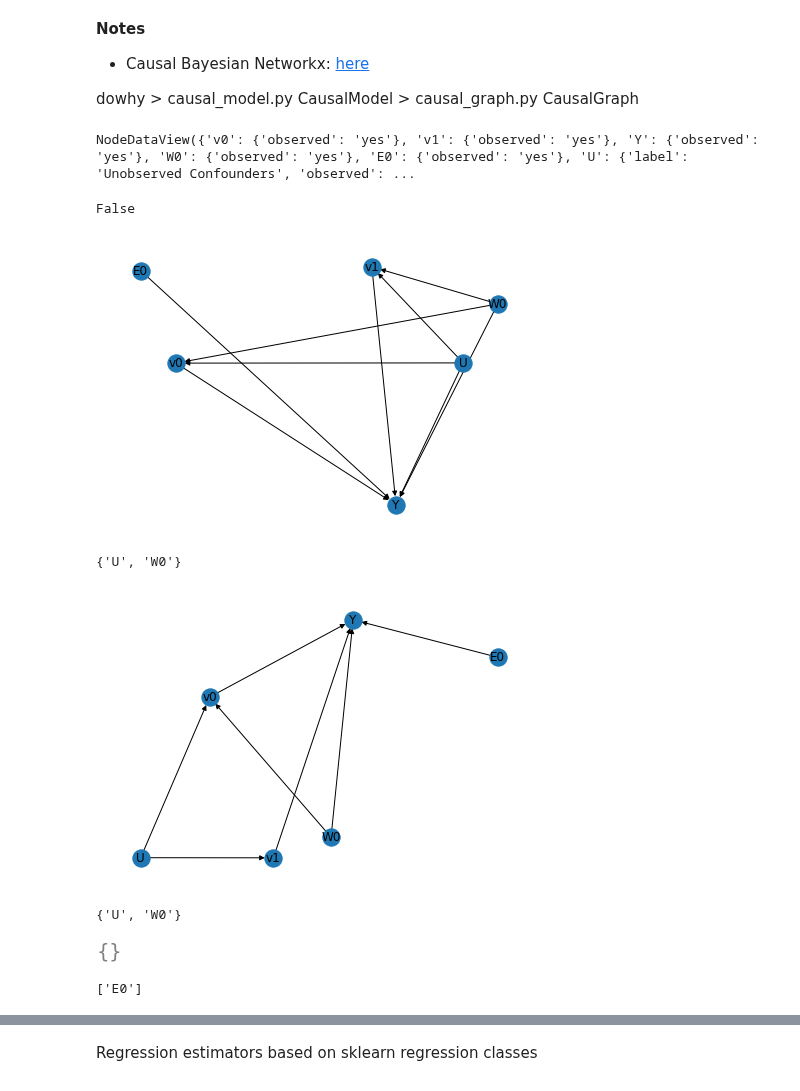
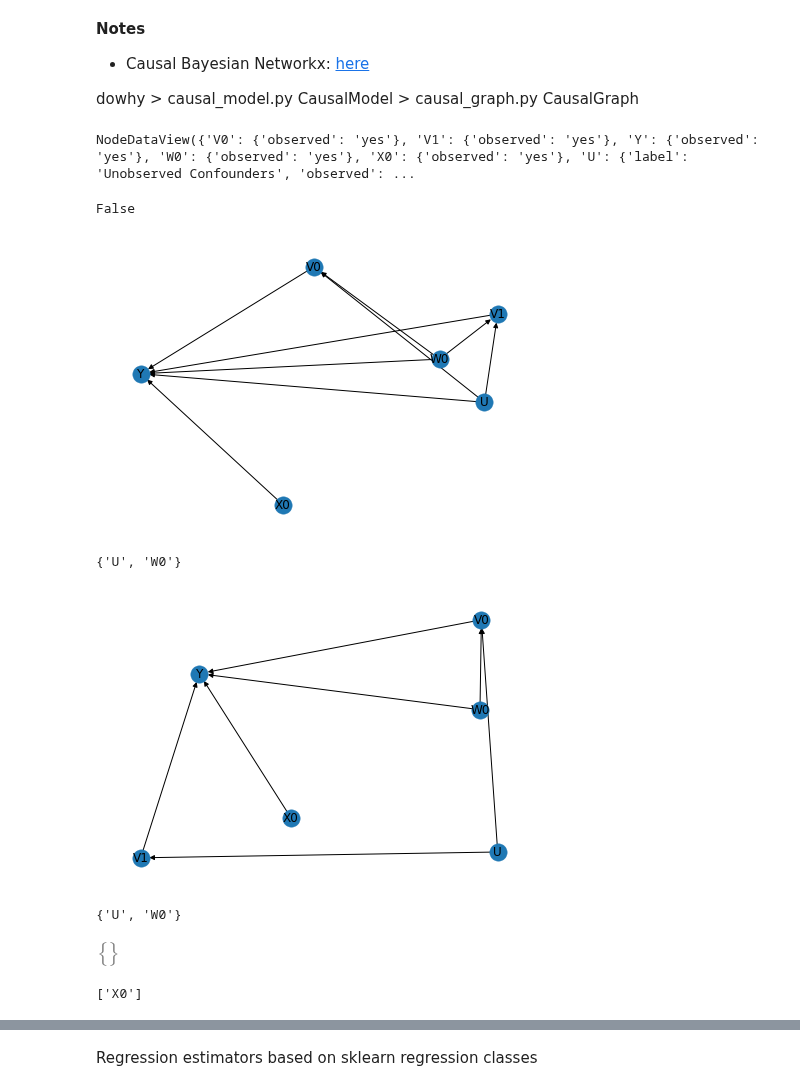
Before and after one commit to eschmidt42/bcg, a Jupyter notebook: notebooks/02_causal_model.ipynb, the cells around one changed output, grey strips where cells are left out. Saved outputs shown, nothing was run; the diff lists cells and outputs as text; code cells hidden in the pictures.

```diff
--- a/notebooks/02_causal_model.ipynb
+++ b/notebooks/02_causal_model.ipynb
@@ -28,10 +28,10 @@ from scipy import stats
 # %%
 plt.style.use('bmh')
 # %%
-treatments = ['v0', 'v1']
+treatments = ['V0', 'V1']
 outcome = 'Y'
 common_causes = ['W0']
-effect_modifiers = ['E0']
+effect_modifiers = ['X0']
 instruments = []
 observed_nodes = treatments + [outcome] + instruments + effect_modifiers + common_causes
 add_unobserved_confounder = True
@@ -46,7 +46,7 @@ cg_ref = dw.causal_graph.CausalGraph(treatments,
 # %%
 cg_ref._graph.nodes(data=True)
 # %% [output]
-NodeDataView({'v0': {'observed': 'yes'}, 'v1': {'observed': 'yes'}, 'Y': {'observed': 'yes'}, 'W0': {'observed': 'yes'}, 'E0': {'observed': 'yes'}, 'U': {'label': 'Unobserved Confounders', 'observed': ...
+NodeDataView({'V0': {'observed': 'yes'}, 'V1': {'observed': 'yes'}, 'Y': {'observed': 'yes'}, 'W0': {'observed': 'yes'}, 'X0': {'observed': 'yes'}, 'U': {'label': 'Unobserved Confounders', 'observed': ...
 # %%
 #export
 class CausalGraph:
@@ -112,7 +112,7 @@ CausalGraph.view_graph = view_graph
 # %%
 cg.view_graph()
 # %% [output]
-[figure, old version]
+[figure, new version]
 # %%
 #export
 def get_ancestors(self, node:str, g:nx.DiGraph=None,
@@ -140,10 +140,10 @@ def cut_edges(self, edges_to_cut:List[tuple]=None):
 
 CausalGraph.cut_edges = cut_edges
 # %%
-g_cut = cg.cut_edges([('U','Y'), ('W0', 'v1')])
+g_cut = cg.cut_edges([('U','Y'), ('W0', 'V1')])
 show_graph(g_cut)
 # %% [output]
-[figure, old version]
+[figure, new version]
 # %%
 #hide
 assert cg.cut_edges() is None
@@ -195,7 +195,7 @@ CausalGraph.get_instruments = get_instruments
 # %%
 cg.get_instruments(treatments, outcome)
 # %% [output]
-[figure, old version]
+[figure, new version]
 # %%
 #hide
 assert set(cg_ref.get_instruments(treatments, [outcome])) == set(cg.get_instruments(treatments, outcome))
@@ -214,7 +214,7 @@ CausalGraph.get_effect_modifiers = get_effect_modifiers
 # %%
 cg.get_effect_modifiers(treatments, [outcome])
 # %% [output]
-['E0']
+['X0']
 # %%
 #hide
 assert set(cg_ref.get_effect_modifiers(treatments, [outcome])) == set(cg.get_effect_modifiers(treatments, [outcome])), f'{effect_modifiers} != {cg.get_effect_modifiers(treatments, [outcome])}'
```
Also changed, not shown: parts of 17 cells of this notebook.
